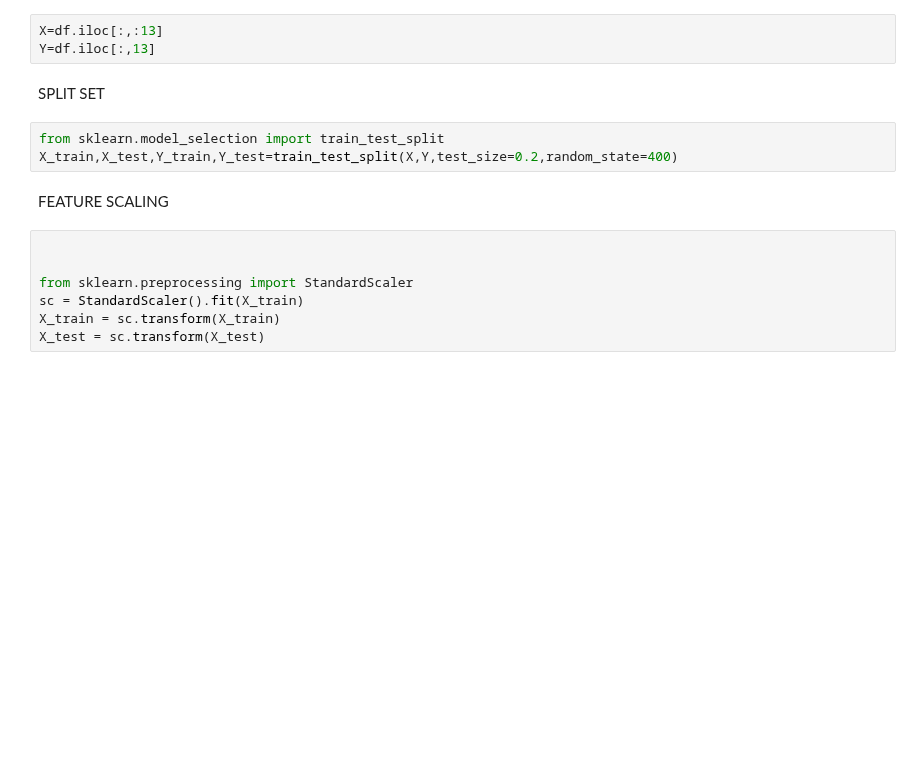
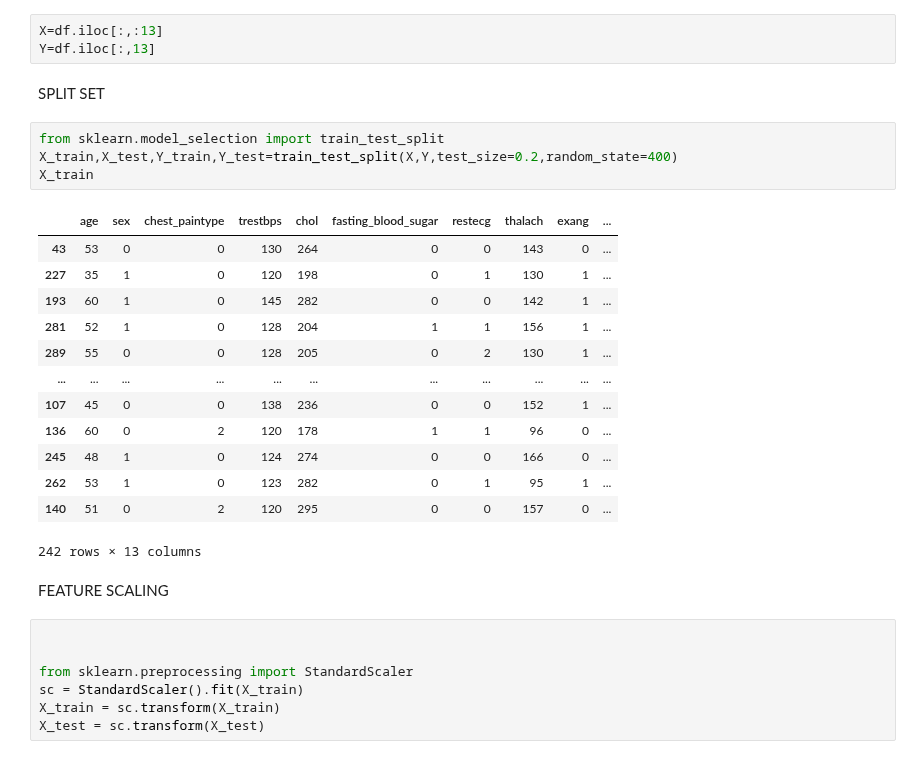
Before and after one commit to bhushankelkar/Heart-Disease-Uci, a Jupyter notebook: Uci.ipynb, the cells around one changed output. Saved outputs shown, nothing was run; the diff lists cells and outputs as text; blank space fills up the shorter version.

```diff
--- a/Uci.ipynb
+++ b/Uci.ipynb
@@ -158,6 +158,21 @@ SPLIT SET
 # %%
 from sklearn.model_selection import train_test_split
 X_train,X_test,Y_train,Y_test=train_test_split(X,Y,test_size=0.2,random_state=400)
+X_train
+# %% [output]
+|  | age | sex | chest_paintype | trestbps | chol | fasting_blood_sugar | restecg | thalach | exang | ... |
+| 43 | 53 | 0 | 0 | 130 | 264 | 0 | 0 | 143 | 0 | ... |
+| 227 | 35 | 1 | 0 | 120 | 198 | 0 | 1 | 130 | 1 | ... |
+| 193 | 60 | 1 | 0 | 145 | 282 | 0 | 0 | 142 | 1 | ... |
+| 281 | 52 | 1 | 0 | 128 | 204 | 1 | 1 | 156 | 1 | ... |
+| 289 | 55 | 0 | 0 | 128 | 205 | 0 | 2 | 130 | 1 | ... |
+| ... | ... | ... | ... | ... | ... | ... | ... | ... | ... | ... |
+| 107 | 45 | 0 | 0 | 138 | 236 | 0 | 0 | 152 | 1 | ... |
+| 136 | 60 | 0 | 2 | 120 | 178 | 1 | 1 | 96 | 0 | ... |
+| 245 | 48 | 1 | 0 | 124 | 274 | 0 | 0 | 166 | 0 | ... |
+| 262 | 53 | 1 | 0 | 123 | 282 | 0 | 1 | 95 | 1 | ... |
+| 140 | 51 | 0 | 2 | 120 | 295 | 0 | 0 | 157 | 0 | ... |
+242 rows × 13 columns
 # %% [markdown]
 FEATURE SCALING
 # %%
```
Also changed, not shown: parts of 17 cells of this notebook.
